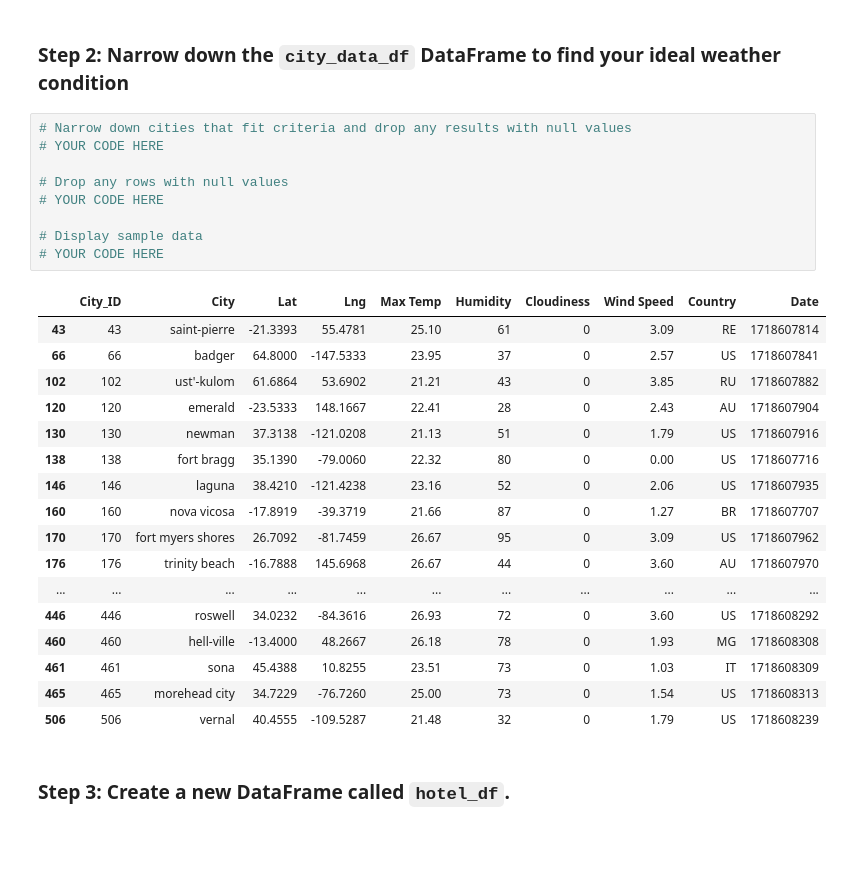
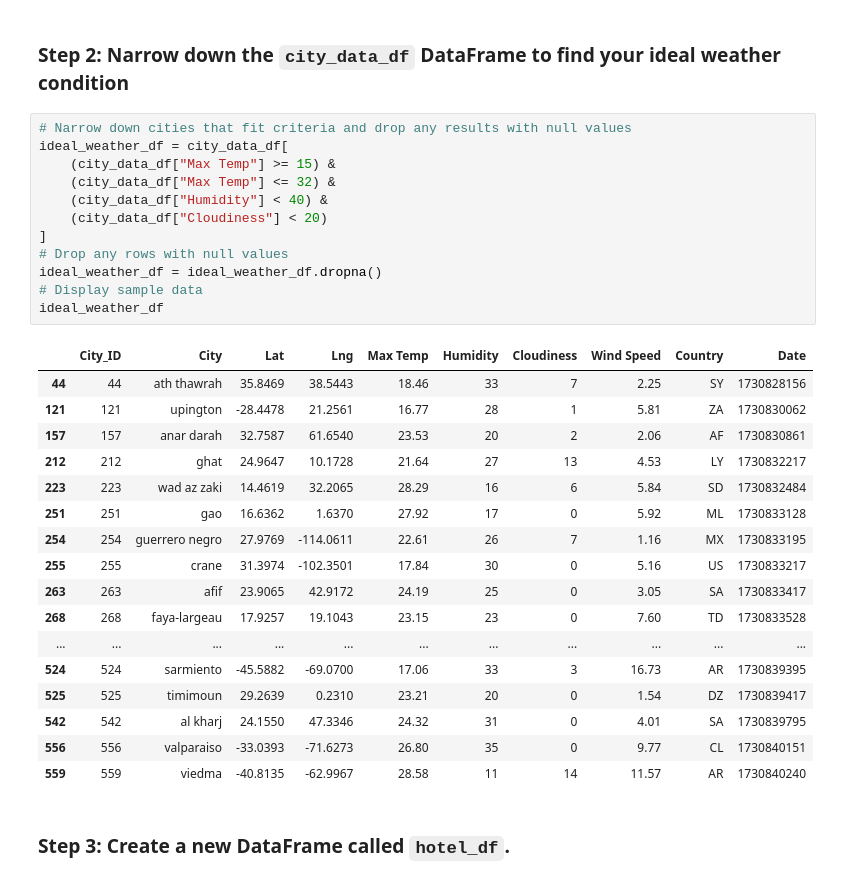
Before and after one commit to CarlosSanchez1999/python-api-challenge, a Jupyter notebook: WeatherPy/VacationPy.ipynb, the cells around one changed output. Saved outputs shown, nothing was run; the diff lists cells and outputs as text; blank space fills up the shorter version.

```diff
--- a/WeatherPy/VacationPy.ipynb
+++ b/WeatherPy/VacationPy.ipynb
@@ -56,31 +56,34 @@ city_map
 ### Step 2: Narrow down the `city_data_df` DataFrame to find your ideal weather condition
 # %%
 # Narrow down cities that fit criteria and drop any results with null values
-# YOUR CODE HERE
-
+ideal_weather_df = city_data_df[
+    (city_data_df["Max Temp"] >= 15) &
+    (city_data_df["Max Temp"] <= 32) &
+    (city_data_df["Humidity"] < 40) &
+    (city_data_df["Cloudiness"] < 20)
+]
 # Drop any rows with null values
-# YOUR CODE HERE
-
+ideal_weather_df = ideal_weather_df.dropna()
 # Display sample data
-# YOUR CODE HERE
+ideal_weather_df
 # %% [output]
 |  | City_ID | City | Lat | Lng | Max Temp | Humidity | Cloudiness | Wind Speed | Country | Date |
-| 43 | 43 | saint-pierre | -21.3393 | 55.4781 | 25.10 | 61 | 0 | 3.09 | RE | 1718607814 |
-| 66 | 66 | badger | 64.8000 | -147.5333 | 23.95 | 37 | 0 | 2.57 | US | 1718607841 |
-| 102 | 102 | ust'-kulom | 61.6864 | 53.6902 | 21.21 | 43 | 0 | 3.85 | RU | 1718607882 |
-| 120 | 120 | emerald | -23.5333 | 148.1667 | 22.41 | 28 | 0 | 2.43 | AU | 1718607904 |
-| 130 | 130 | newman | 37.3138 | -121.0208 | 21.13 | 51 | 0 | 1.79 | US | 1718607916 |
-| 138 | 138 | fort bragg | 35.1390 | -79.0060 | 22.32 | 80 | 0 | 0.00 | US | 1718607716 |
-| 146 | 146 | laguna | 38.4210 | -121.4238 | 23.16 | 52 | 0 | 2.06 | US | 1718607935 |
-| 160 | 160 | nova vicosa | -17.8919 | -39.3719 | 21.66 | 87 | 0 | 1.27 | BR | 1718607707 |
-| 170 | 170 | fort myers shores | 26.7092 | -81.7459 | 26.67 | 95 | 0 | 3.09 | US | 1718607962 |
-| 176 | 176 | trinity beach | -16.7888 | 145.6968 | 26.67 | 44 | 0 | 3.60 | AU | 1718607970 |
+| 44 | 44 | ath thawrah | 35.8469 | 38.5443 | 18.46 | 33 | 7 | 2.25 | SY | 1730828156 |
+| 121 | 121 | upington | -28.4478 | 21.2561 | 16.77 | 28 | 1 | 5.81 | ZA | 1730830062 |
+| 157 | 157 | anar darah | 32.7587 | 61.6540 | 23.53 | 20 | 2 | 2.06 | AF | 1730830861 |
+| 212 | 212 | ghat | 24.9647 | 10.1728 | 21.64 | 27 | 13 | 4.53 | LY | 1730832217 |
+| 223 | 223 | wad az zaki | 14.4619 | 32.2065 | 28.29 | 16 | 6 | 5.84 | SD | 1730832484 |
+| 251 | 251 | gao | 16.6362 | 1.6370 | 27.92 | 17 | 0 | 5.92 | ML | 1730833128 |
+| 254 | 254 | guerrero negro | 27.9769 | -114.0611 | 22.61 | 26 | 7 | 1.16 | MX | 1730833195 |
+| 255 | 255 | crane | 31.3974 | -102.3501 | 17.84 | 30 | 0 | 5.16 | US | 1730833217 |
+| 263 | 263 | afif | 23.9065 | 42.9172 | 24.19 | 25 | 0 | 3.05 | SA | 1730833417 |
+| 268 | 268 | faya-largeau | 17.9257 | 19.1043 | 23.15 | 23 | 0 | 7.60 | TD | 1730833528 |
 | ... | ... | ... | ... | ... | ... | ... | ... | ... | ... | ... |
-| 446 | 446 | roswell | 34.0232 | -84.3616 | 26.93 | 72 | 0 | 3.60 | US | 1718608292 |
-| 460 | 460 | hell-ville | -13.4000 | 48.2667 | 26.18 | 78 | 0 | 1.93 | MG | 1718608308 |
-| 461 | 461 | sona | 45.4388 | 10.8255 | 23.51 | 73 | 0 | 1.03 | IT | 1718608309 |
-| 465 | 465 | morehead city | 34.7229 | -76.7260 | 25.00 | 73 | 0 | 1.54 | US | 1718608313 |
-| 506 | 506 | vernal | 40.4555 | -109.5287 | 21.48 | 32 | 0 | 1.79 | US | 1718608239 |
+| 524 | 524 | sarmiento | -45.5882 | -69.0700 | 17.06 | 33 | 3 | 16.73 | AR | 1730839395 |
+| 525 | 525 | timimoun | 29.2639 | 0.2310 | 23.21 | 20 | 0 | 1.54 | DZ | 1730839417 |
+| 542 | 542 | al kharj | 24.1550 | 47.3346 | 24.32 | 31 | 0 | 4.01 | SA | 1730839795 |
+| 556 | 556 | valparaiso | -33.0393 | -71.6273 | 26.80 | 35 | 0 | 9.77 | CL | 1730840151 |
+| 559 | 559 | viedma | -40.8135 | -62.9967 | 28.58 | 11 | 14 | 11.57 | AR | 1730840240 |
 # %% [markdown]
 ### Step 3: Create a new DataFrame called `hotel_df`.
 # %%
```
Also changed, not shown: parts of 7 cells of this notebook, 1 other file.
